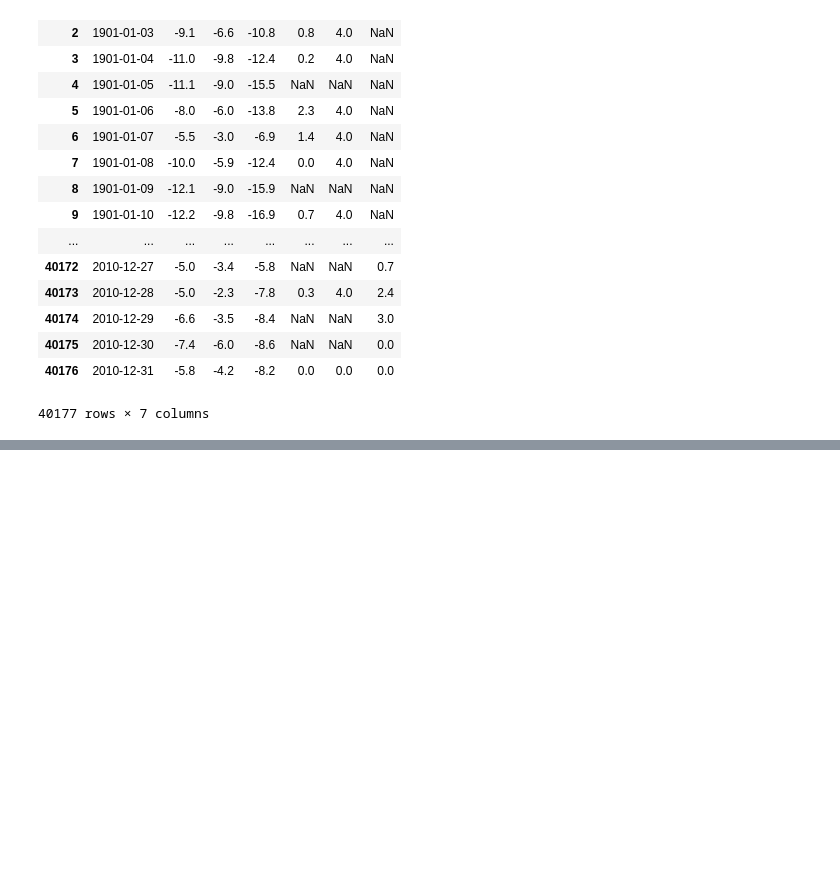
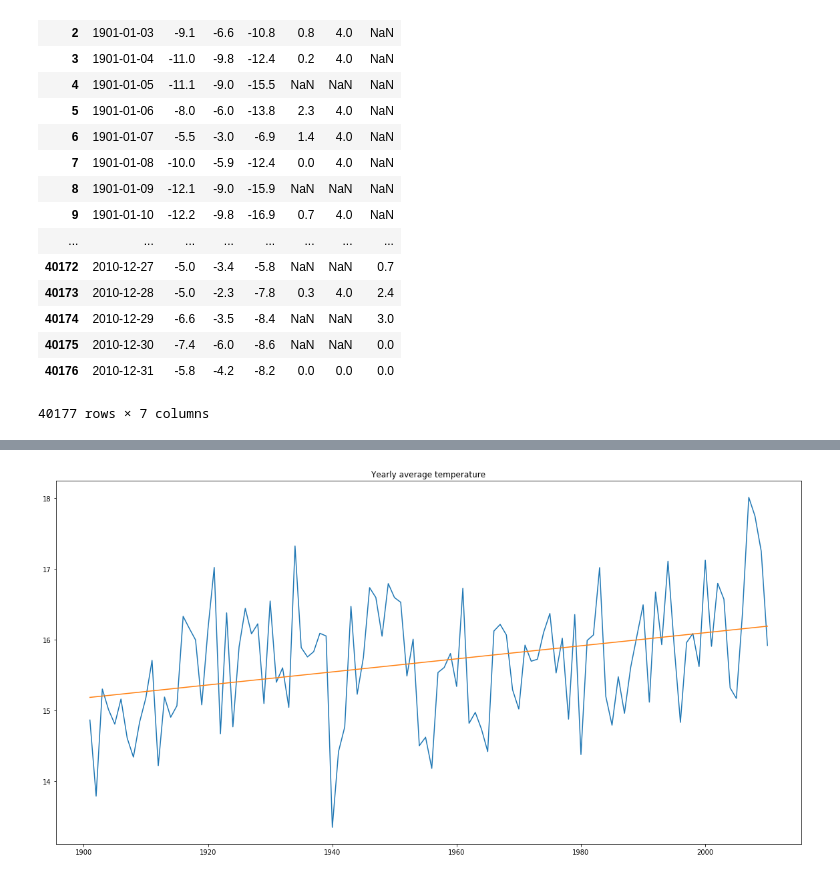
Before and after one commit to matech96/Deep-Learning-a-gyakorlatban-3-hazi, a Jupyter notebook: Untitled.ipynb, the cells around one changed output, grey strips where cells are left out. Cells and saved outputs as stored; diff of their text form; code cells hidden in the pictures; blank space fills up the shorter version.

```diff
--- a/Untitled.ipynb
+++ b/Untitled.ipynb
@@ -48,0 +41,12 @@ data
+# %%
+plt.figure(figsize=(20,10))
+years = data['year'].unique()
+year_avg = data.groupby(['year'])['d_tx'].mean()
+poly_order = 1
+params = np.polyfit(years, year_avg, poly_order)
+year_avg_first_order_poly_fnc = np.poly1d(params)
+plt.plot(years, np.stack([year_avg,  year_avg_first_order_poly_fnc(years)], 1))
+plt.title('Yearly average temperature')
+plt.show()
+# %% [output]
+[figure, added]
```
Also changed, not shown: parts of 16 cells of this notebook.
